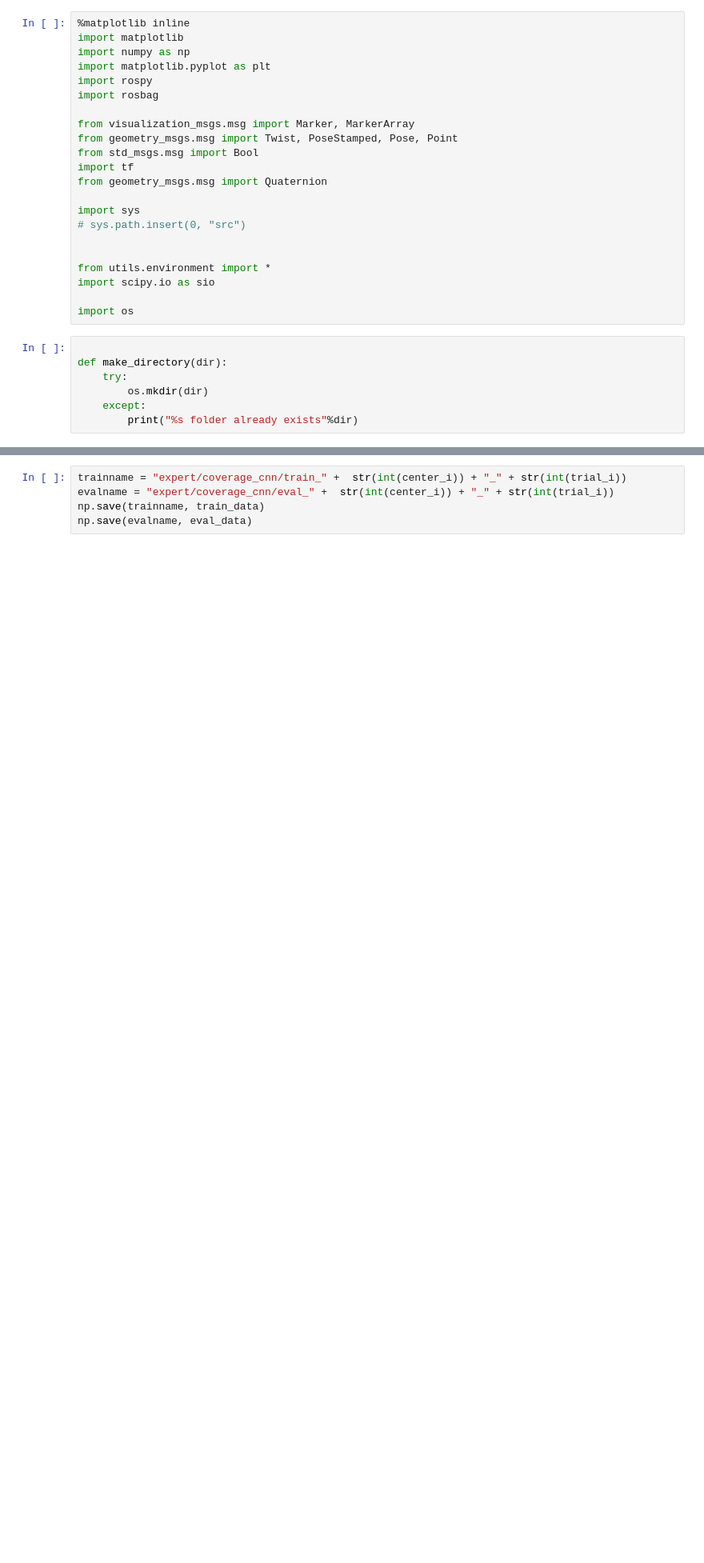
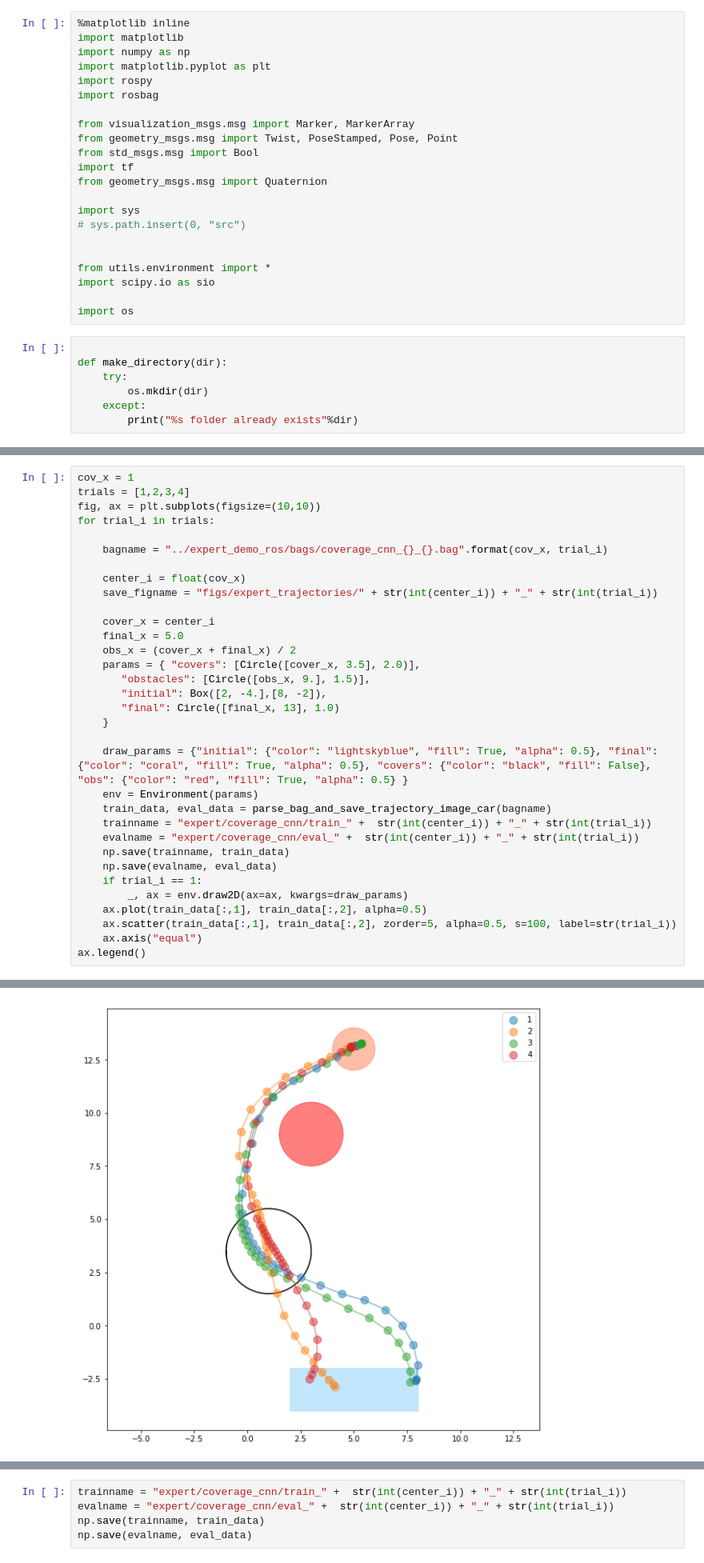
Before and after one commit to StanfordASL/stlcg_ctrl_syn, a Jupyter notebook: ctrl_syn/ROS.ipynb, the cells around one changed output, grey strips where cells are left out. Shown at 80% size. Drawn from its saved outputs; the diff is of its cells as text; blank space fills up the shorter version.

Commit message:
models training, WIP train-adv steps, and online control

```diff
--- a/ctrl_syn/ROS.ipynb
+++ b/ctrl_syn/ROS.ipynb
@@ -96,3 +101,37 @@ def parse_bag_and_save_trajectory_image_car(bagname, DT=0.5, A_MAX=2.0, V_MAX=5.
     eval_data = np.concatenate([np.expand_dims(times, 1), states_even, controls_even], axis=1)
 
     return train_data, eval_data
+# %%
+cov_x = 1
+trials = [1,2,3,4]
+fig, ax = plt.subplots(figsize=(10,10))
+for trial_i in trials:
+
+    bagname = "../expert_demo_ros/bags/coverage_cnn_{}_{}.bag".format(cov_x, trial_i)
+
+    center_i = float(cov_x)
+    save_figname = "figs/expert_trajectories/" + str(int(center_i)) + "_" + str(int(trial_i))
+
+    cover_x = center_i
+    final_x = 5.0
+    obs_x = (cover_x + final_x) / 2
+    params = { "covers": [Circle([cover_x, 3.5], 2.0)],
+       "obstacles": [Circle([obs_x, 9.], 1.5)],
+       "initial": Box([2, -4.],[8, -2]),
+       "final": Circle([final_x, 13], 1.0)
+    }
+
+    draw_params = {"initial": {"color": "lightskyblue", "fill": True, "alpha": 0.5}, "final": {"color": "coral", "fill": True, "alpha": 0.5}, "covers": {"color": "black", "fill": False}, "obs": {"color": "red", "fill": True, "alpha": 0.5} }
+    env = Environment(params)
+    train_data, eval_data = parse_bag_and_save_trajectory_image_car(bagname)
+    trainname = "expert/coverage_cnn/train_" +  str(int(center_i)) + "_" + str(int(trial_i))
+    evalname = "expert/coverage_cnn/eval_" +  str(int(center_i)) + "_" + str(int(trial_i))
+    np.save(trainname, train_data)
+    np.save(evalname, eval_data)
+    if trial_i == 1:
+        _, ax = env.draw2D(ax=ax, kwargs=draw_params)
+    ax.plot(train_data[:,1], train_data[:,2], alpha=0.5)
+    ax.scatter(train_data[:,1], train_data[:,2], zorder=5, alpha=0.5, s=100, label=str(trial_i))
+    ax.axis("equal")
+ax.legend()
+# %% [output]
@@ -98,0 +139 @@ def parse_bag_and_save_trajectory_image_car(bagname, DT=0.5, A_MAX=2.0, V_MAX=5.
+[figure, added]
```
Also changed, not shown: parts of 8 cells of this notebook, 6 other files.
